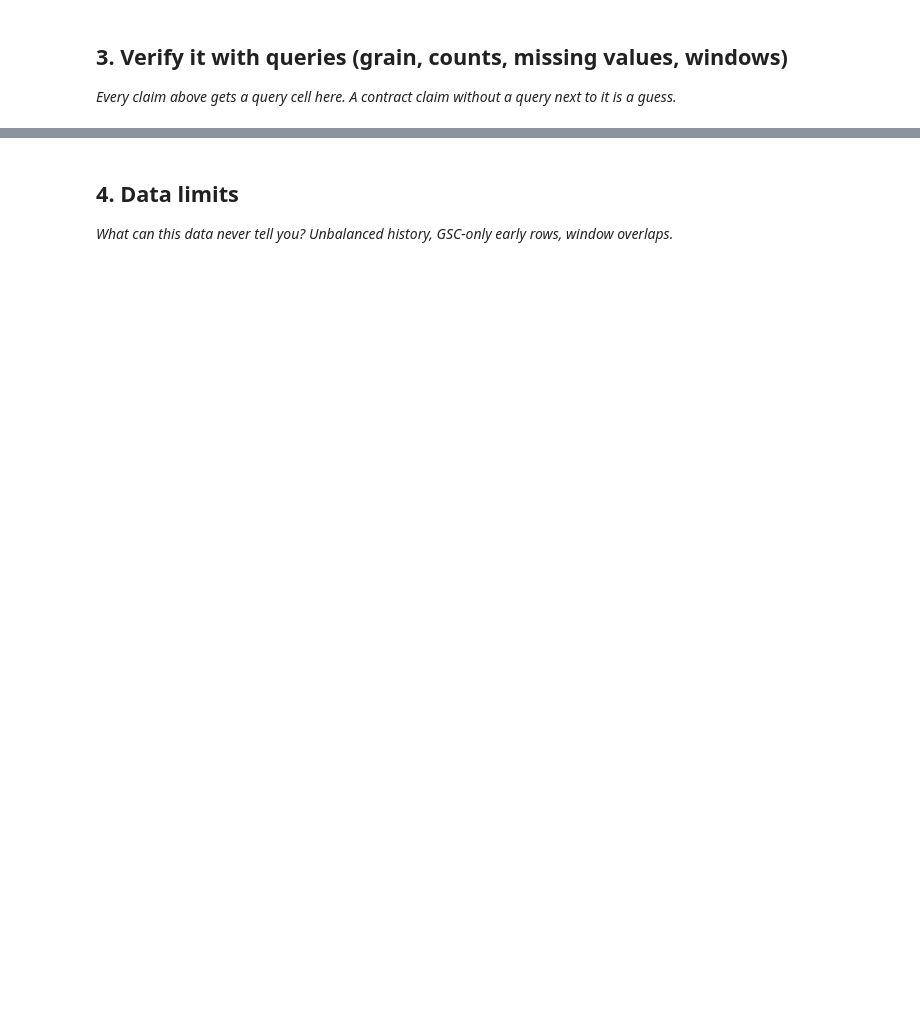
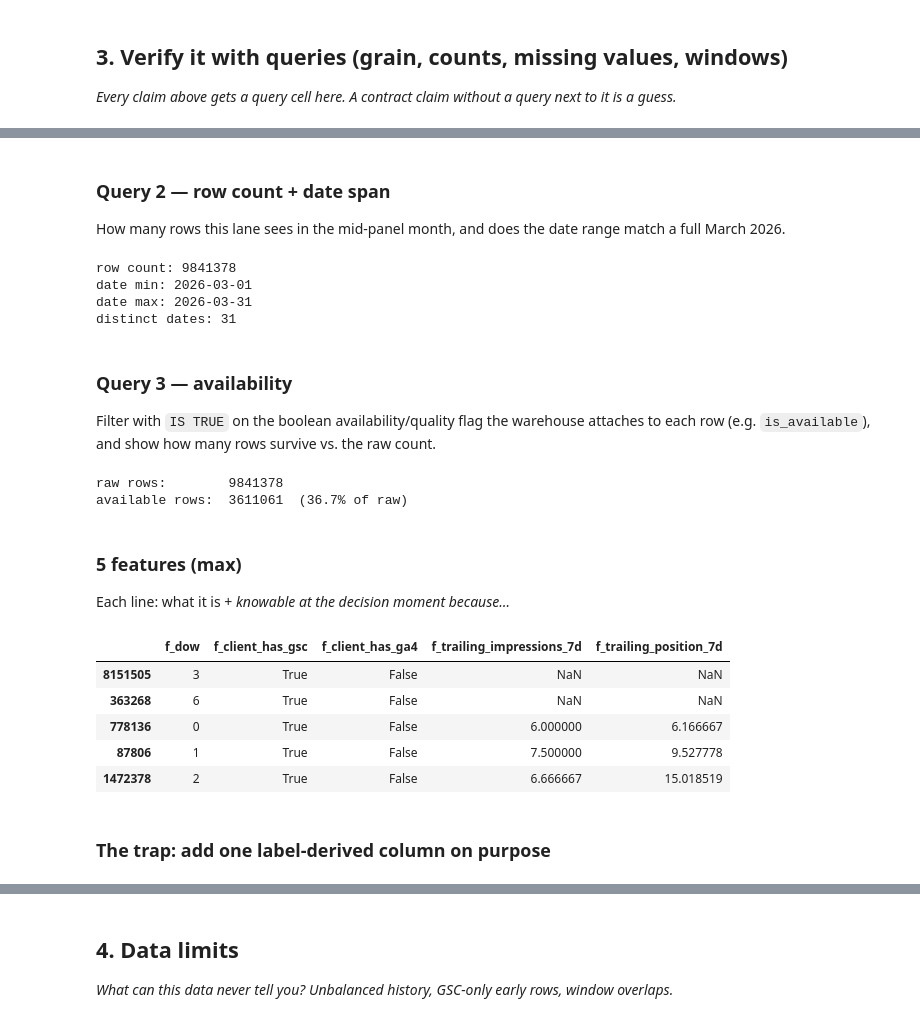
Before and after one commit to talalnoor/flyrank-ml-internship, a Jupyter notebook: work/notebooks/w03_data_contract.ipynb, the cells around one changed output, grey strips where cells are left out. Cells and saved outputs as stored; diff of their text form; code cells hidden in the pictures; blank space fills up the shorter version.

```diff
--- a/work/notebooks/w03_data_contract.ipynb
+++ b/work/notebooks/w03_data_contract.ipynb
@@ -29,0 +182,70 @@ This skeleton is yours to fill. Work the sections **in order** — each one has
+# %% [markdown]
+### Query 2 — row count + date span
+How many rows this lane sees in the mid-panel month, and does the date range match a full March 2026.
+# %%
+print("row count:", len(df))
+print("date min:", df["report_date"].min())
+print("date max:", df["report_date"].max())
+print("distinct dates:", df["report_date"].nunique())
+# %% [output]
+row count: 9841378
+date min: 2026-03-01
+date max: 2026-03-31
+distinct dates: 31
+# %% [markdown]
+### Query 3 — availability
+Filter with `IS TRUE` on the boolean availability/quality flag the warehouse attaches to each row (e.g. `is_available`), and show how many rows survive vs. the raw count.
+# %%
+raw_n = len(df)
+
+available_mask = df["gsc_data_available"] == True
+avail_n = available_mask.sum()
+
+print(f"raw rows:        {raw_n}")
+print(f"available rows:  {avail_n}  ({avail_n/raw_n:.1%} of raw)")
+
+df_avail = df[available_mask].copy()
+# %% [output]
+raw rows:        9841378
+available rows:  3611061  (36.7% of raw)
+# %% [markdown]
+### 5 features (max)
+Each line: what it is + *knowable at the decision moment because…*
+# %%
+feat = df_avail.copy()
+feat = feat.sort_values(["client_hash_id", "content_hash_id", "report_date"])
+
+# 1. day-of-week — knowable because it comes only from the row's own date
+feat["f_dow"] = pd.to_datetime(feat["report_date"]).dt.dayofweek
+
+# 2. client_has_gsc — knowable because it's a static client property, set before any day's data
+feat["f_client_has_gsc"] = feat["client_has_gsc"]
+
+# 3. client_has_ga4 — same reasoning, static and known ahead of time
+feat["f_client_has_ga4"] = feat["client_has_ga4"]
+
+# 4. trailing 7-day avg impressions for this content, STRICTLY prior days only —
+#    knowable because it only uses history before the current row's date
+feat["f_trailing_impressions_7d"] = (
+    feat.groupby(["client_hash_id", "content_hash_id"])["gsc_impressions"]
+        .transform(lambda s: s.shift(1).rolling(7, min_periods=1).mean())
+)
+
+# 5. trailing 7-day avg position for this content, STRICTLY prior days only
+feat["f_trailing_position_7d"] = (
+    feat.groupby(["client_hash_id", "content_hash_id"])["gsc_avg_position"]
+        .transform(lambda s: s.shift(1).rolling(7, min_periods=1).mean())
+)
+
+feature_cols = ["f_dow", "f_client_has_gsc", "f_client_has_ga4",
+                "f_trailing_impressions_7d", "f_trailing_position_7d"]
+feat[feature_cols].head()
+# %% [output]
+|  | f_dow | f_client_has_gsc | f_client_has_ga4 | f_trailing_impressions_7d | f_trailing_position_7d |
+| 8151505 | 3 | True | False | NaN | NaN |
+| 363268 | 6 | True | False | NaN | NaN |
+| 778136 | 0 | True | False | 6.000000 | 6.166667 |
+| 87806 | 1 | True | False | 7.500000 | 9.527778 |
+| 1472378 | 2 | True | False | 6.666667 | 15.018519 |
+# %% [markdown]
+### The trap: add one label-derived column on purpose
```
Also changed, not shown: parts of 12 cells of this notebook.
